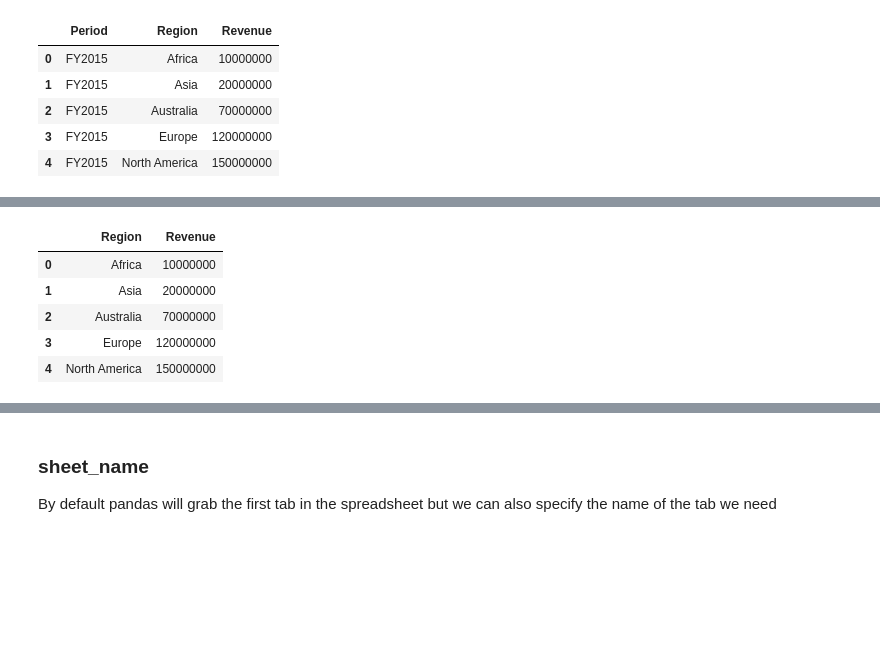
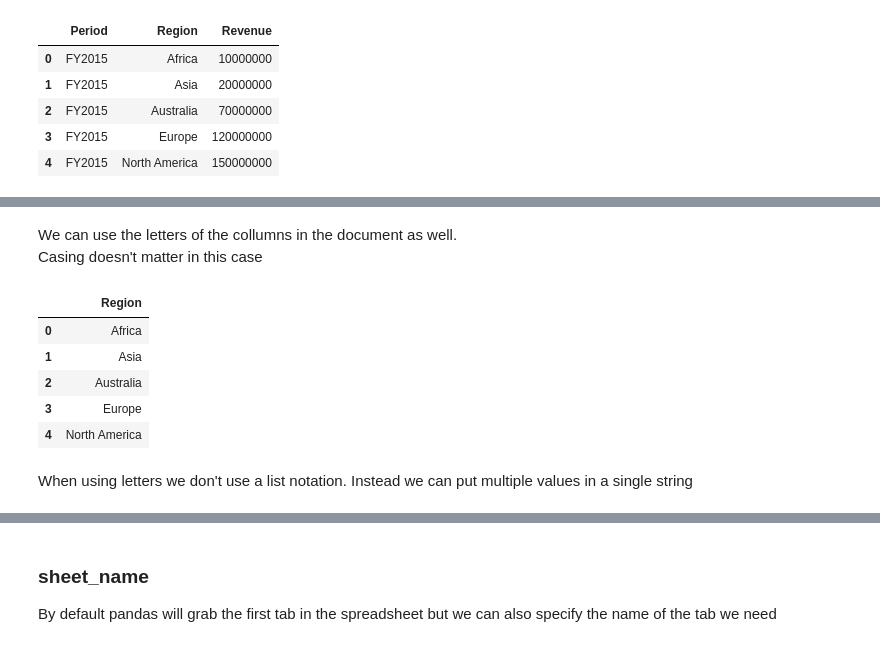
Before and after one commit to Elad-p/Python, a Jupyter notebook: Data Analysis/Pandas & Excel.ipynb, the cells around one changed output, grey strips where cells are left out. Cells and saved outputs as stored; diff of their text form; code cells hidden in the pictures; blank space fills up the shorter version.

```diff
--- a/Data Analysis/Pandas & Excel.ipynb
+++ b/Data Analysis/Pandas & Excel.ipynb
@@ -27,10 +37,15 @@ We can specify the columns we need from the spreadsheet
+# %% [markdown]
+We can use the letters of the collumns in the document as well.<br/>
+Casing doesn't matter in this case
 # %%
-file = pd.read_excel('Airline-Comparison.xlsx', usecols=['Region','Revenue'])
+file = pd.read_excel('Airline-Comparison.xlsx', usecols='B')
 file.head()
 # %% [output]
-|  | Region | Revenue |
-| 0 | Africa | 10000000 |
-| 1 | Asia | 20000000 |
-| 2 | Australia | 70000000 |
-| 3 | Europe | 120000000 |
-| 4 | North America | 150000000 |
+|  | Region |
+| 0 | Africa |
+| 1 | Asia |
+| 2 | Australia |
+| 3 | Europe |
+| 4 | North America |
+# %% [markdown]
+When using letters we don't use a list notation. Instead we can put multiple values in a single string
```
Also changed, not shown: parts of 5 cells of this notebook.
